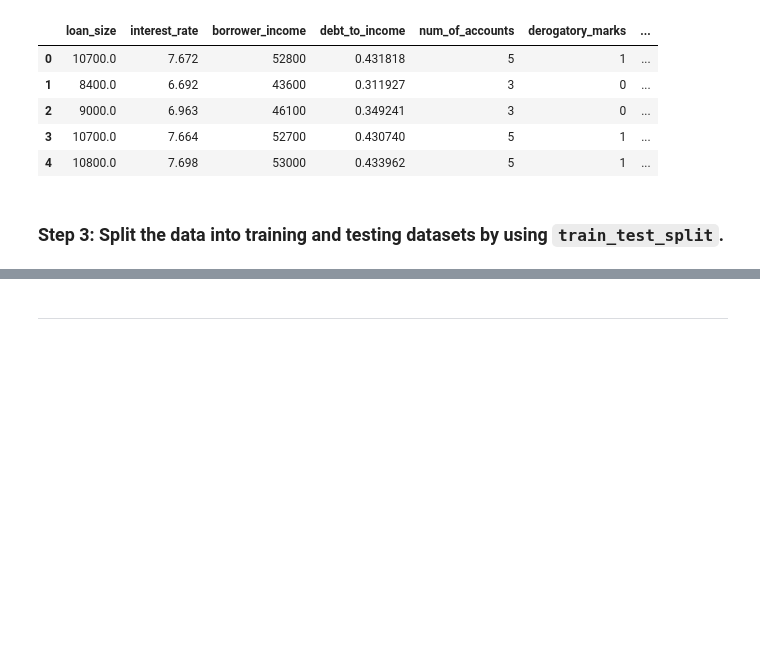
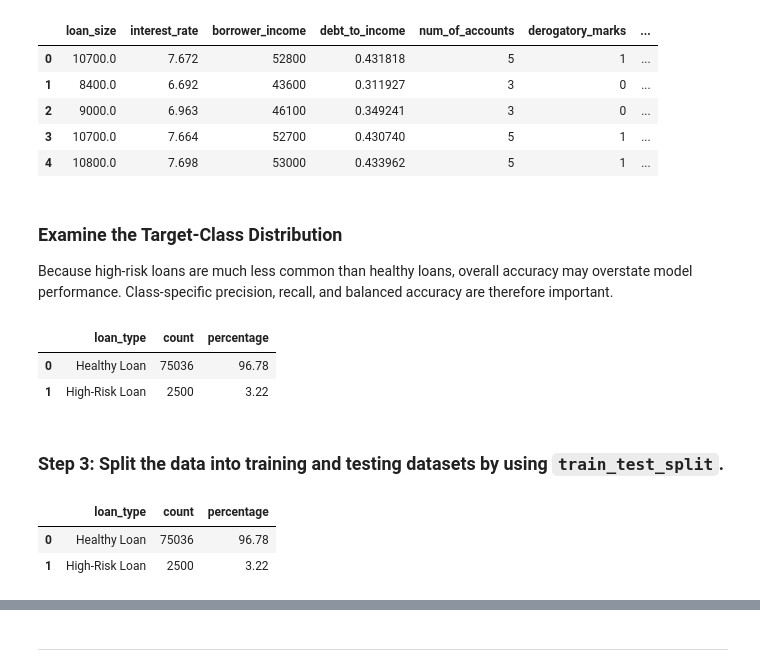
Before and after one commit to a1990alpalo/credit-risk-classification, a Jupyter notebook: notebooks/credit_risk_classification.ipynb, the cells around one changed output, grey strips where cells are left out. Cells and saved outputs as stored; diff of their text form; code cells hidden in the pictures; blank space fills up the shorter version.

```diff
--- a/notebooks/credit_risk_classification.ipynb
+++ b/notebooks/credit_risk_classification.ipynb
@@ -63,6 +72,35 @@ X.head()
 | 2 | 9000.0 | 6.963 | 46100 | 0.349241 | 3 | 0 | ... |
 | 3 | 10700.0 | 7.664 | 52700 | 0.430740 | 5 | 1 | ... |
 | 4 | 10800.0 | 7.698 | 53000 | 0.433962 | 5 | 1 | ... |
+# %% [markdown]
+### Examine the Target-Class Distribution
+
+Because high-risk loans are much less common than healthy loans, overall accuracy may overstate model performance. Class-specific precision, recall, and balanced accuracy are therefore important.
+# %%
+class_labels = {
+    0: "Healthy Loan",
+    1: "High-Risk Loan",
+}
+
+class_summary = (
+    y.map(class_labels)
+    .value_counts()
+    .rename_axis("loan_type")
+    .reset_index(name="count")
+)
+
+class_summary["percentage"] = (
+    class_summary["count"]
+    .div(len(y))
+    .mul(100)
+    .round(2)
+)
+
+class_summary
+# %% [output]
+|  | loan_type | count | percentage |
+| 0 | Healthy Loan | 75036 | 96.78 |
+| 1 | High-Risk Loan | 2500 | 3.22 |
 # %% [markdown]
 ### Step 3: Split the data into training and testing datasets by using `train_test_split`.
 # %%
@@ -77,3 +115,27 @@ X_train, X_test, y_train, y_test = train_test_split(
     random_state=RANDOM_STATE,
     stratify=y,
 )
+# %%
+#Class distribution section
+
+class_labels = {0: "Healthy Loan", 1: "High-Risk Loan"}
+
+class_summary = (
+    y.map(class_labels)
+    .value_counts()
+    .rename_axis("loan_type")
+    .reset_index(name="count")
+)
+
+class_summary["percentage"] = (
+    class_summary["count"]
+    .div(len(y))
+    .mul(100)
+    .round(2)
+)
+
+class_summary
+# %% [output]
+|  | loan_type | count | percentage |
+| 0 | Healthy Loan | 75036 | 96.78 |
+| 1 | High-Risk Loan | 2500 | 3.22 |
```
Also changed, not shown: parts of 10 cells of this notebook.
